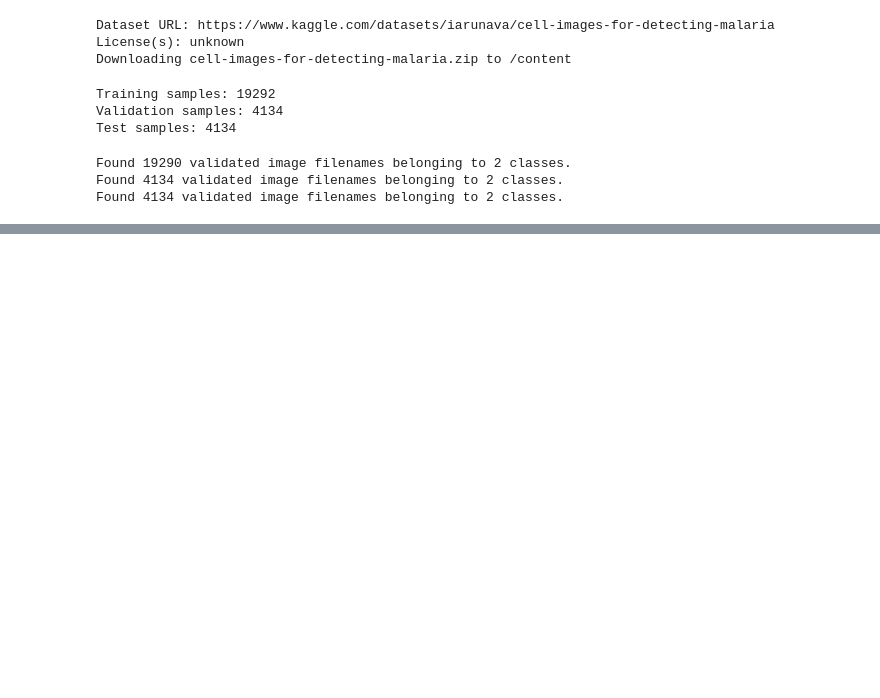
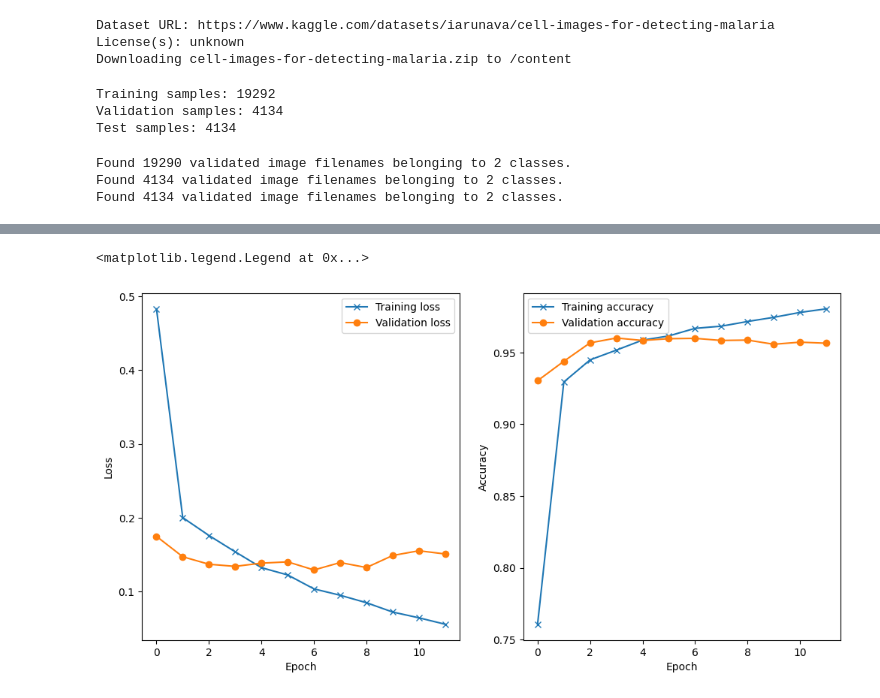
Before and after one commit to up941791/ACT_2, a Jupyter notebook: py/Q2_folder/Q2.ipynb, the cells around one changed output, grey strips where cells are left out. Saved outputs shown, nothing was run; the diff lists cells and outputs as text; code cells hidden in the pictures; blank space fills up the shorter version.

Commit message:
Added model parameter summary and plotted training/validation loss and accuracy against epoch

```diff
--- a/py/Q2_folder/Q2.ipynb
+++ b/py/Q2_folder/Q2.ipynb
@@ -215,0 +243,19 @@ Test Precision: 0.9470
+# %%
+# Plotting loss
+plt.figure(figsize=(12,6))
+plt.subplot(1, 2, 1)
+plt.plot(train.history['loss'], 'x-', label="Training loss")
+plt.plot(train.history['val_loss'], 'o-', label="Validation loss")
+plt.xlabel("Epoch")
+plt.ylabel("Loss")
+plt.legend()
+# Plotting accuracy
+plt.subplot(1, 2, 2)
+plt.plot(train.history['accuracy'], 'x-', label="Training accuracy")
+plt.plot(train.history['val_accuracy'], 'o-', label="Validation accuracy")
+plt.xlabel("Epoch")
+plt.ylabel("Accuracy")
+plt.legend()
+# %% [output]
+<matplotlib.legend.Legend at 0x...>
+[figure, added]
```
Also changed, not shown: parts of 5 cells of this notebook.
